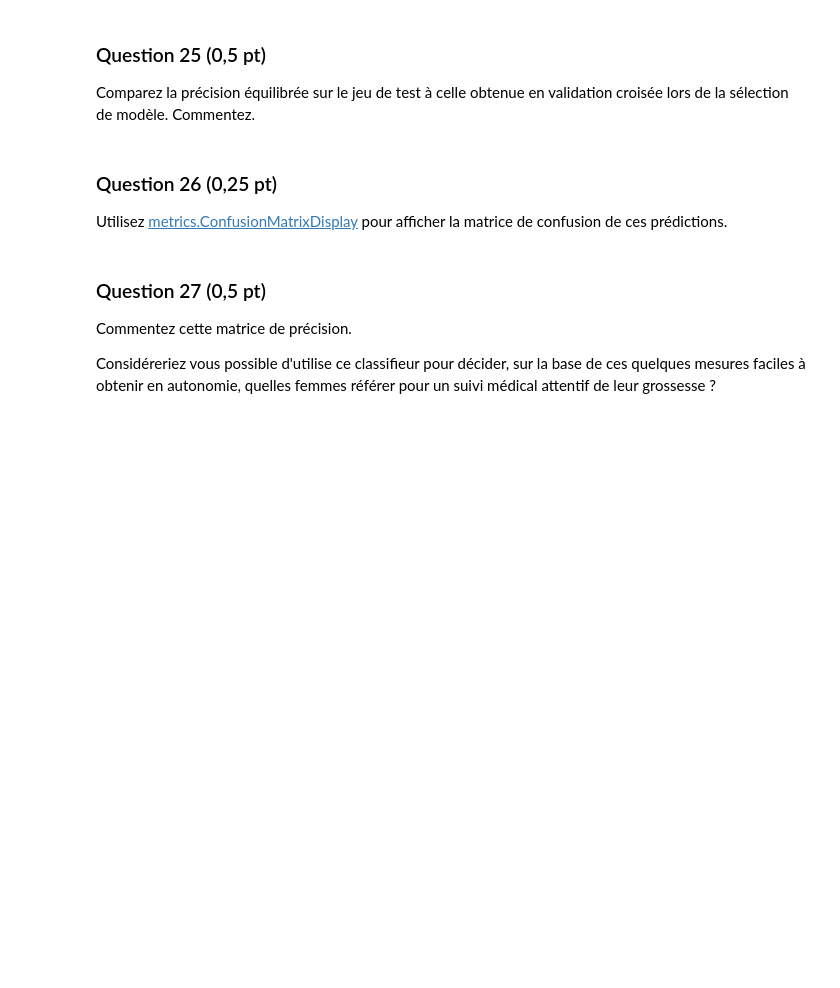
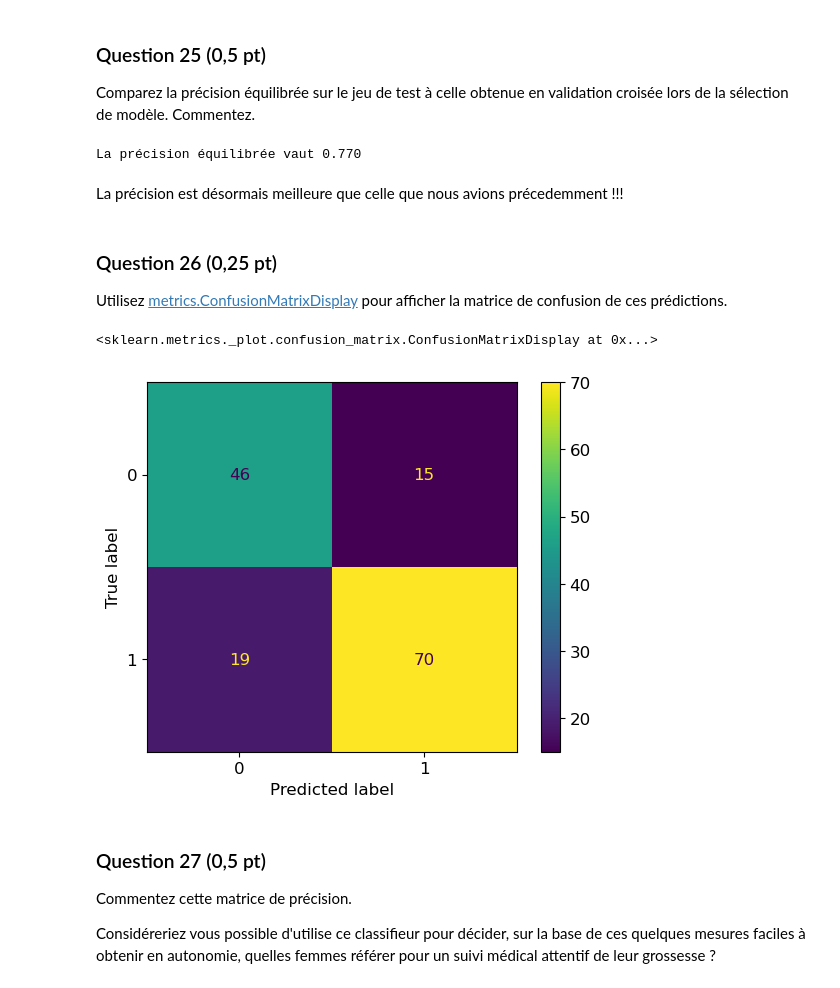
Before and after one commit to ArthurCLi/sdd, a Jupyter notebook: Projet_Climaud.ipynb, the cells around one changed output. Saved outputs shown, nothing was run; the diff lists cells and outputs as text; code cells hidden in the pictures; blank space fills up the shorter version.

```diff
--- a/Projet_Climaud.ipynb
+++ b/Projet_Climaud.ipynb
@@ -538,0 +550,24 @@ Utilisez cet algorithme pour entraîner un modèle de classification final `fina
+# %%
+def reduction_dimension(variance_expliquee_min):
+    pca3 = decomposition.PCA(n_components=6)
+    pca3.fit(X_scaled)
+
+    # calcul du nombre de composantes nécessaires pour expliquer au moins cette variance
+    variance_cumulee = np.insert(pca3.explained_variance_ratio_.cumsum(), 0, 0)
+    n_components = min(variance_cumulee.searchsorted(variance_expliquee_min, 'right'), 6)
+    print(f"Nombre de composantes : {n_components}, expliquant {variance_cumulee[n_components]*100}% de variance")
+
+    # initialisation de l'APC pour n_components dimensions
+    pca3 = decomposition.PCA(n_components)
+    # calcul de l'APC
+    pca3.fit(X_scaled)
+
+    # fonction de transformation des données d'entrées avant la prédiction
+    # de sorte que les données test subissent les mêmes transformations que les
+    # données d'entraînement
+    def reducer(X):
+        # reprojection des données
+        X_apc = pca3.transform(X)
+        return X_apc
+
+    return reducer(X_scaled), n_components, reducer
@@ -538,0 +606,2 @@ Utilisez cet algorithme pour entraîner un modèle de classification final `fina
+# %%
+final_binary_classifier, reducer = get_final_binary_classifier(0.7)
@@ -540,3 +612,16 @@ Utilisez cet algorithme pour entraîner un modèle de classification final `fina
 ### Question 23 (0,25 pt)
 
 Chargez les données du jeu de test `data/donnees_reservees.csv`. Combinez les étiquettes 1 et 2 en une seule classe.
+# %%
+df_test = pd.read_csv('donnees_reservees.csv')
+X_test = np.array(df_test.drop('Risque', axis=1))
+y_test = np.array(df_test['Risque'], dtype='int')
+
+# centrage et réduction
+std_scale = preprocessing.StandardScaler().fit(X_test)
+X_test_scaled = std_scale.transform(X_test)
+
+# combinaison des étiquettes 1 et 2
+df_test_risk_vs_norisk = df_test.copy()
+df_test_risk_vs_norisk['Risque'] = np.where(df_test['Risque']==2, 1, df_test['Risque'])
+y_test_risk_vs_norisk = np.array(df_test_risk_vs_norisk['Risque'], dtype='int')
@@ -544,9 +632,20 @@ Chargez les données du jeu de test `data/donnees_reservees.csv`. Combinez les
 ### Question 24 (0,25 pt)
 
 Utilisez `final_binary_classifier` pour prédire les étiquettes des observations de ce jeu de données. (N'oubliez pas d'appliquer d'éventuelles transformation des données.)
+# %%
+X_test_reduced = reducer(X_test_scaled)
+y_test_pred = final_binary_classifier.predict(X_test_reduced)
 # %% [markdown]
 ### Question 25 (0,5 pt)
 Comparez la précision équilibrée sur le jeu de test à celle obtenue en validation croisée lors de la sélection de modèle. Commentez.
+# %%
+ba_test = balanced_accuracy_score(y_test_risk_vs_norisk, y_test_pred)
+
+print(f"La précision équilibrée vaut {ba_test:.3f}")
+# %% [output]
+La précision équilibrée vaut 0.770
+# %% [markdown]
+La précision est désormais meilleure que celle que nous avions précedemment !!!
 # %% [markdown]
 ### Question 26 (0,25 pt)
 Utilisez [metrics.ConfusionMatrixDisplay](https://scikit-learn.org/stable/modules/generated/sklearn.metrics.ConfusionMatrixDisplay.html) pour afficher la matrice de confusion de ces prédictions.
@@ -553,3 +654,9 @@ Utilisez [metrics.ConfusionMatrixDisplay](https://scikit-learn.org/stable/module
+# %%
+disp = metrics.ConfusionMatrixDisplay(metrics.confusion_matrix(Y_test, y_test_pred))
+disp.plot()
+# %% [output]
+<sklearn.metrics._plot.confusion_matrix.ConfusionMatrixDisplay at 0x...>
+[figure, added]
 # %% [markdown]
 ### Question 27 (0,5 pt)
 Commentez cette matrice de précision.
```
Also changed, not shown: parts of 13 cells of this notebook.
